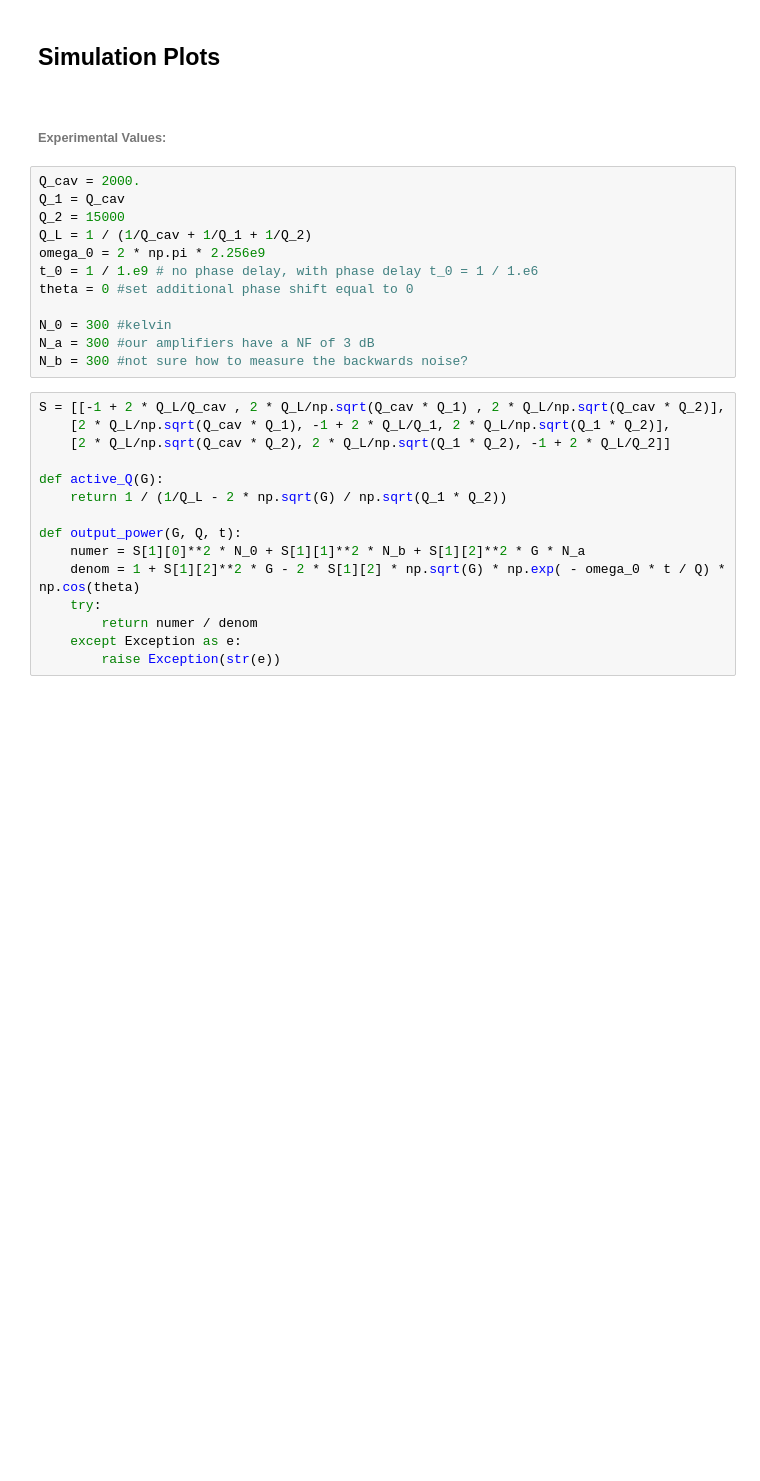
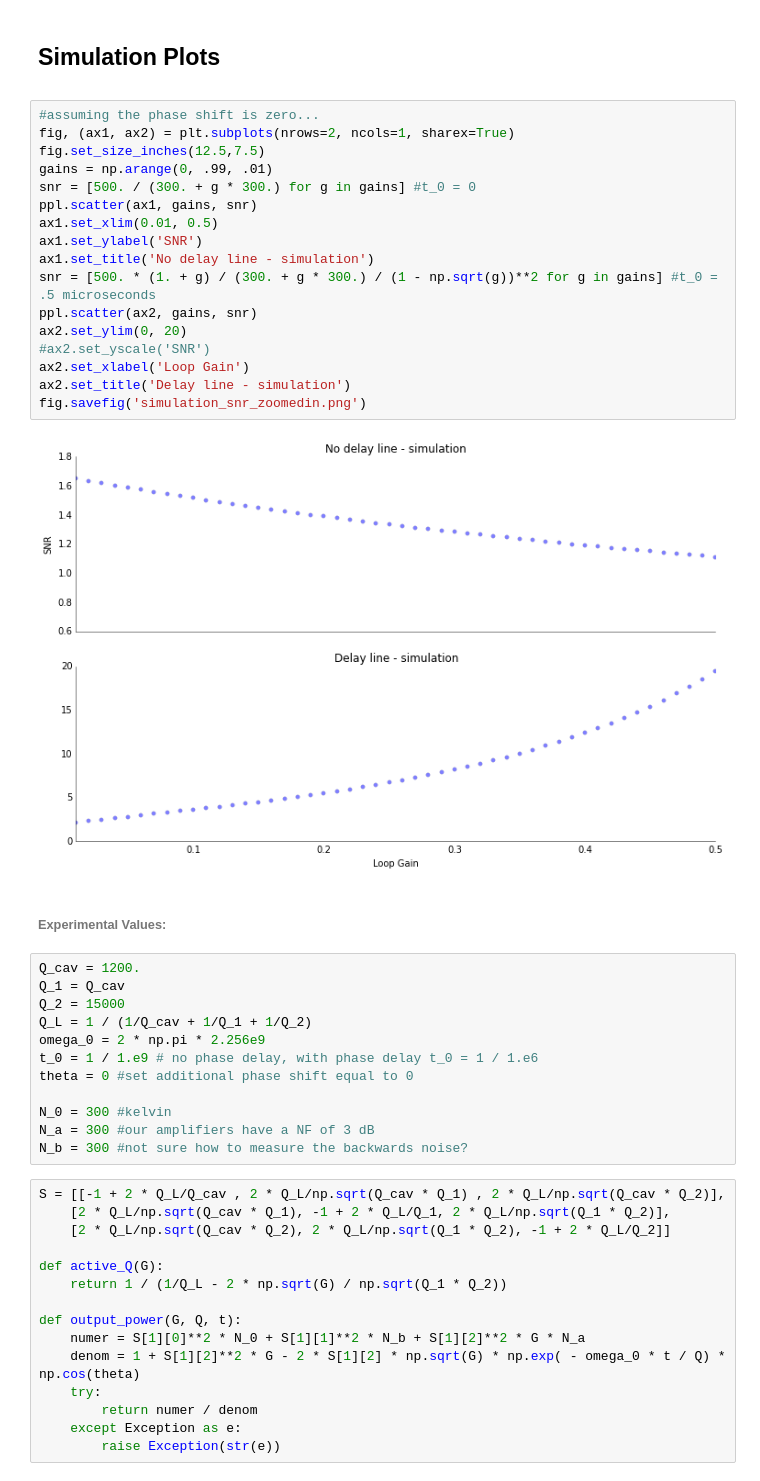
Before and after one commit to atmalagon/activeresonator, a Jupyter notebook: ipython_notebooks/Active_Resonator_Calculations.ipynb, the cells around one changed output. Drawn from its saved outputs; the diff is of its cells as text; blank space fills up the shorter version.

```diff
--- a/ipython_notebooks/Active_Resonator_Calculations.ipynb
+++ b/ipython_notebooks/Active_Resonator_Calculations.ipynb
@@ -112,10 +145,29 @@ In any case, for typical experimental parameters, we can plot the noise vs Q for
 # %% [markdown]
 ## Simulation Plots
 <a id='simulations'></a>
+# %%
+#assuming the phase shift is zero...
+fig, (ax1, ax2) = plt.subplots(nrows=2, ncols=1, sharex=True)
+fig.set_size_inches(12.5,7.5)
+gains = np.arange(0, .99, .01)
+snr = [500. / (300. + g * 300.) for g in gains] #t_0 = 0
+ppl.scatter(ax1, gains, snr)
+ax1.set_xlim(0.01, 0.5)
+ax1.set_ylabel('SNR')
+ax1.set_title('No delay line - simulation')
+snr = [500. * (1. + g) / (300. + g * 300.) / (1 - np.sqrt(g))**2 for g in gains] #t_0 = .5 microseconds
+ppl.scatter(ax2, gains, snr)
+ax2.set_ylim(0, 20)
+#ax2.set_yscale('SNR')
+ax2.set_xlabel('Loop Gain')
+ax2.set_title('Delay line - simulation')
+fig.savefig('simulation_snr_zoomedin.png')
+# %% [output]
+[figure, added]
 # %% [markdown]
 ###### Experimental Values:
 # %%
-Q_cav = 2000.
+Q_cav = 1200.
 Q_1 = Q_cav
 Q_2 = 15000
 Q_L = 1 / (1/Q_cav + 1/Q_1 + 1/Q_2)
```
Also changed, not shown: parts of 11 cells of this notebook, 6 other files.
